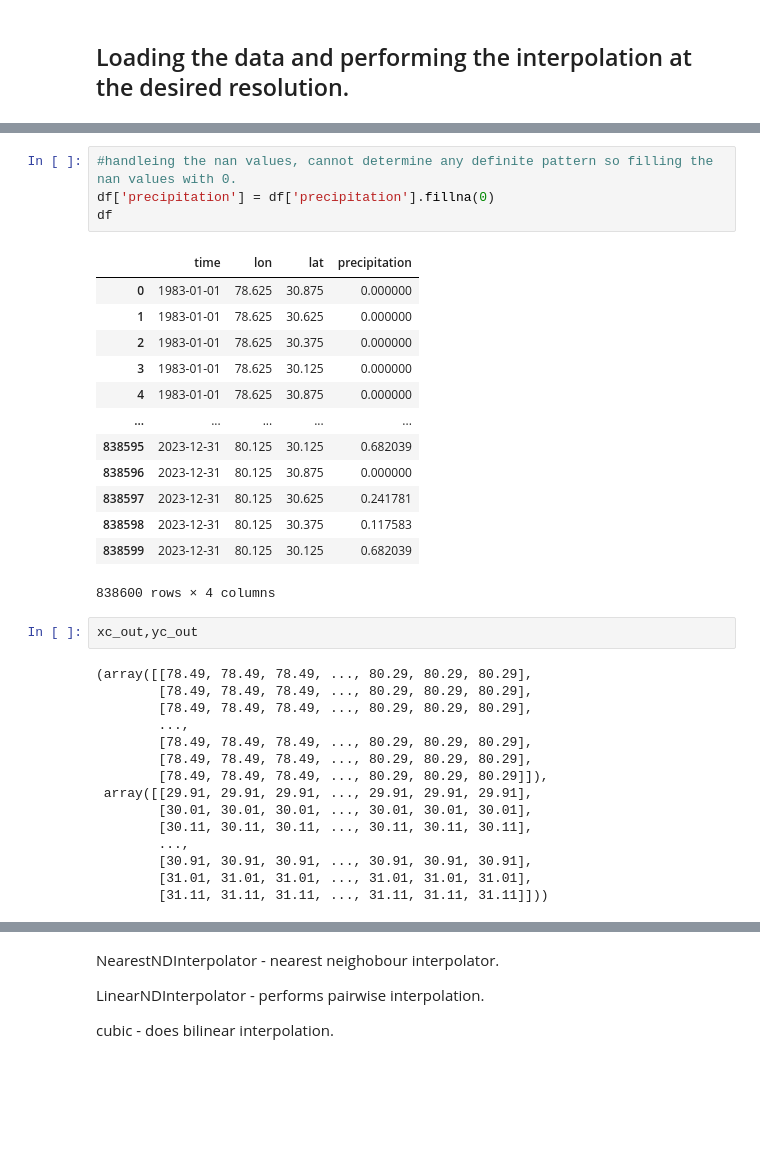
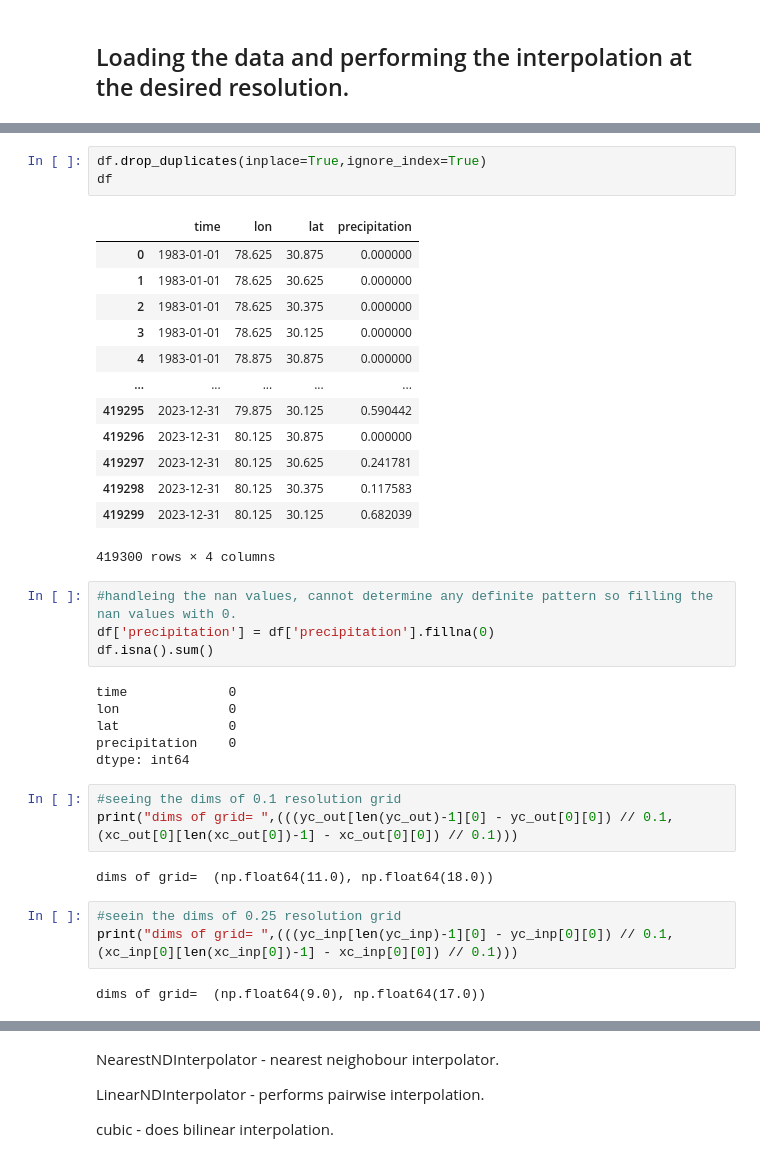
Before and after one commit to sonjaove/ML-hands-on, a Jupyter notebook: course_work/pasthistory.ipynb, the cells around one changed output, grey strips where cells are left out. Drawn from its saved outputs; the diff is of its cells as text; blank space fills up the shorter version.

```diff
--- a/course_work/pasthistory.ipynb
+++ b/course_work/pasthistory.ipynb
@@ -284,35 +313,37 @@ df[df.isna().any(axis=1)].tail()
+# %%
+df.drop_duplicates(inplace=True,ignore_index=True)
+df
+# %% [output]
+|  | time | lon | lat | precipitation |
+| 0 | 1983-01-01 | 78.625 | 30.875 | 0.000000 |
+| 1 | 1983-01-01 | 78.625 | 30.625 | 0.000000 |
+| 2 | 1983-01-01 | 78.625 | 30.375 | 0.000000 |
+| 3 | 1983-01-01 | 78.625 | 30.125 | 0.000000 |
+| 4 | 1983-01-01 | 78.875 | 30.875 | 0.000000 |
+| ... | ... | ... | ... | ... |
+| 419295 | 2023-12-31 | 79.875 | 30.125 | 0.590442 |
+| 419296 | 2023-12-31 | 80.125 | 30.875 | 0.000000 |
+| 419297 | 2023-12-31 | 80.125 | 30.625 | 0.241781 |
+| 419298 | 2023-12-31 | 80.125 | 30.375 | 0.117583 |
+| 419299 | 2023-12-31 | 80.125 | 30.125 | 0.682039 |
+419300 rows × 4 columns
 # %%
 #handleing the nan values, cannot determine any definite pattern so filling the nan values with 0.
 df['precipitation'] = df['precipitation'].fillna(0)
-df
+df.isna().sum()
 # %% [output]
-|  | time | lon | lat | precipitation |
-| 0 | 1983-01-01 | 78.625 | 30.875 | 0.000000 |
-| 1 | 1983-01-01 | 78.625 | 30.625 | 0.000000 |
-| 2 | 1983-01-01 | 78.625 | 30.375 | 0.000000 |
-| 3 | 1983-01-01 | 78.625 | 30.125 | 0.000000 |
-| 4 | 1983-01-01 | 78.625 | 30.875 | 0.000000 |
-| ... | ... | ... | ... | ... |
-| 838595 | 2023-12-31 | 80.125 | 30.125 | 0.682039 |
-| 838596 | 2023-12-31 | 80.125 | 30.875 | 0.000000 |
-| 838597 | 2023-12-31 | 80.125 | 30.625 | 0.241781 |
-| 838598 | 2023-12-31 | 80.125 | 30.375 | 0.117583 |
-| 838599 | 2023-12-31 | 80.125 | 30.125 | 0.682039 |
-838600 rows × 4 columns
+time             0
+lon              0
+lat              0
+precipitation    0
+dtype: int64
-# %%
-xc_out,yc_out
-# %% [output]
-(array([[78.49, 78.49, 78.49, ..., 80.29, 80.29, 80.29],
-        [78.49, 78.49, 78.49, ..., 80.29, 80.29, 80.29],
-        [78.49, 78.49, 78.49, ..., 80.29, 80.29, 80.29],
-        ...,
-        [78.49, 78.49, 78.49, ..., 80.29, 80.29, 80.29],
-        [78.49, 78.49, 78.49, ..., 80.29, 80.29, 80.29],
-        [78.49, 78.49, 78.49, ..., 80.29, 80.29, 80.29]]),
- array([[29.91, 29.91, 29.91, ..., 29.91, 29.91, 29.91],
-        [30.01, 30.01, 30.01, ..., 30.01, 30.01, 30.01],
-        [30.11, 30.11, 30.11, ..., 30.11, 30.11, 30.11],
-        ...,
-        [30.91, 30.91, 30.91, ..., 30.91, 30.91, 30.91],
-        [31.01, 31.01, 31.01, ..., 31.01, 31.01, 31.01],
-        [31.11, 31.11, 31.11, ..., 31.11, 31.11, 31.11]]))
+# %%
+#seeing the dims of 0.1 resolution grid
+print("dims of grid= ",(((yc_out[len(yc_out)-1][0] - yc_out[0][0]) // 0.1,(xc_out[0][len(xc_out[0])-1] - xc_out[0][0]) // 0.1)))
+# %% [output]
+dims of grid=  (np.float64(11.0), np.float64(18.0))
+# %%
+#seein the dims of 0.25 resolution grid
+print("dims of grid= ",(((yc_inp[len(yc_inp)-1][0] - yc_inp[0][0]) // 0.1,(xc_inp[0][len(xc_inp[0])-1] - xc_inp[0][0]) // 0.1)))
+# %% [output]
+dims of grid=  (np.float64(9.0), np.float64(17.0))
```
Also changed, not shown: parts of 26 cells of this notebook, 1 other file.
